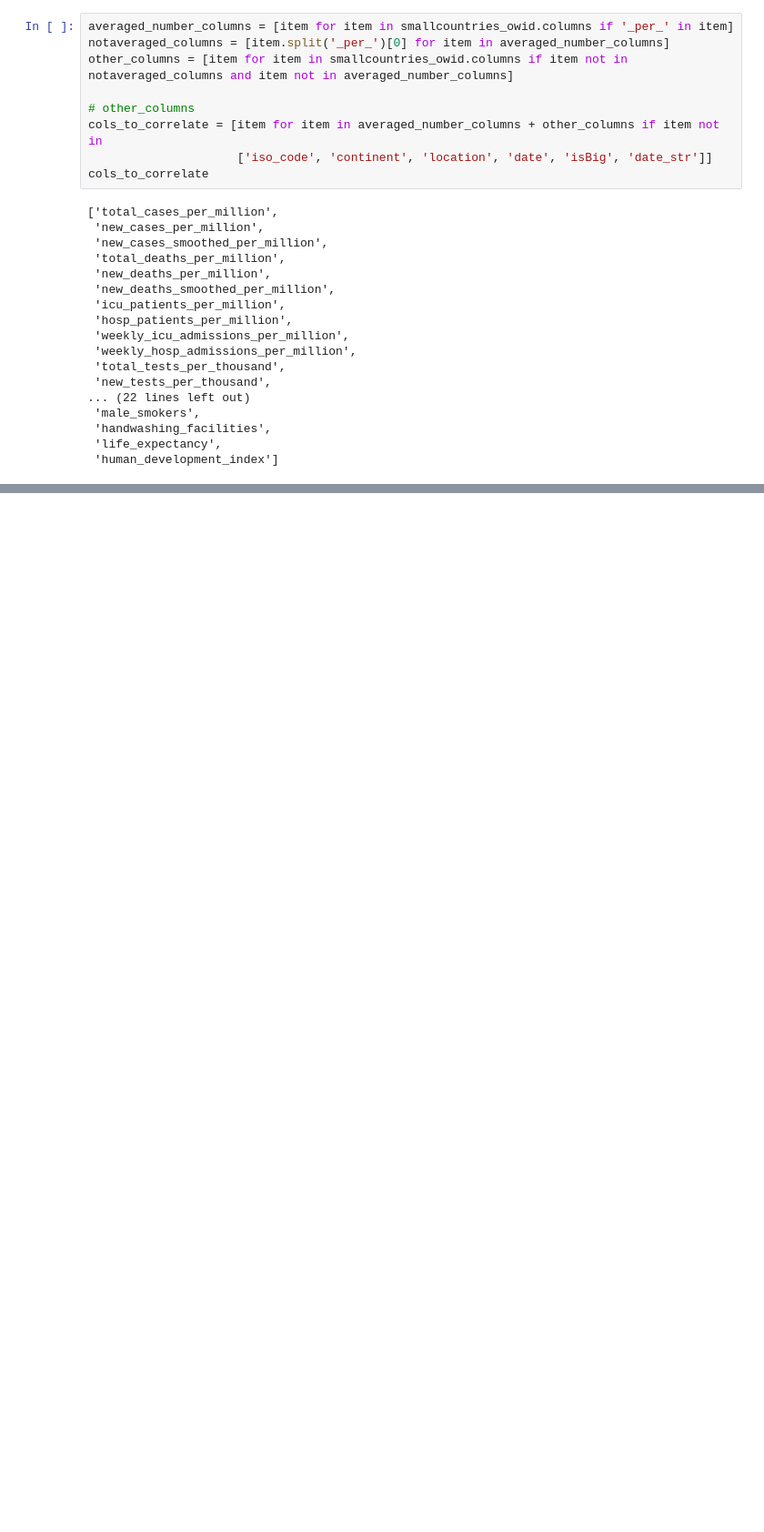
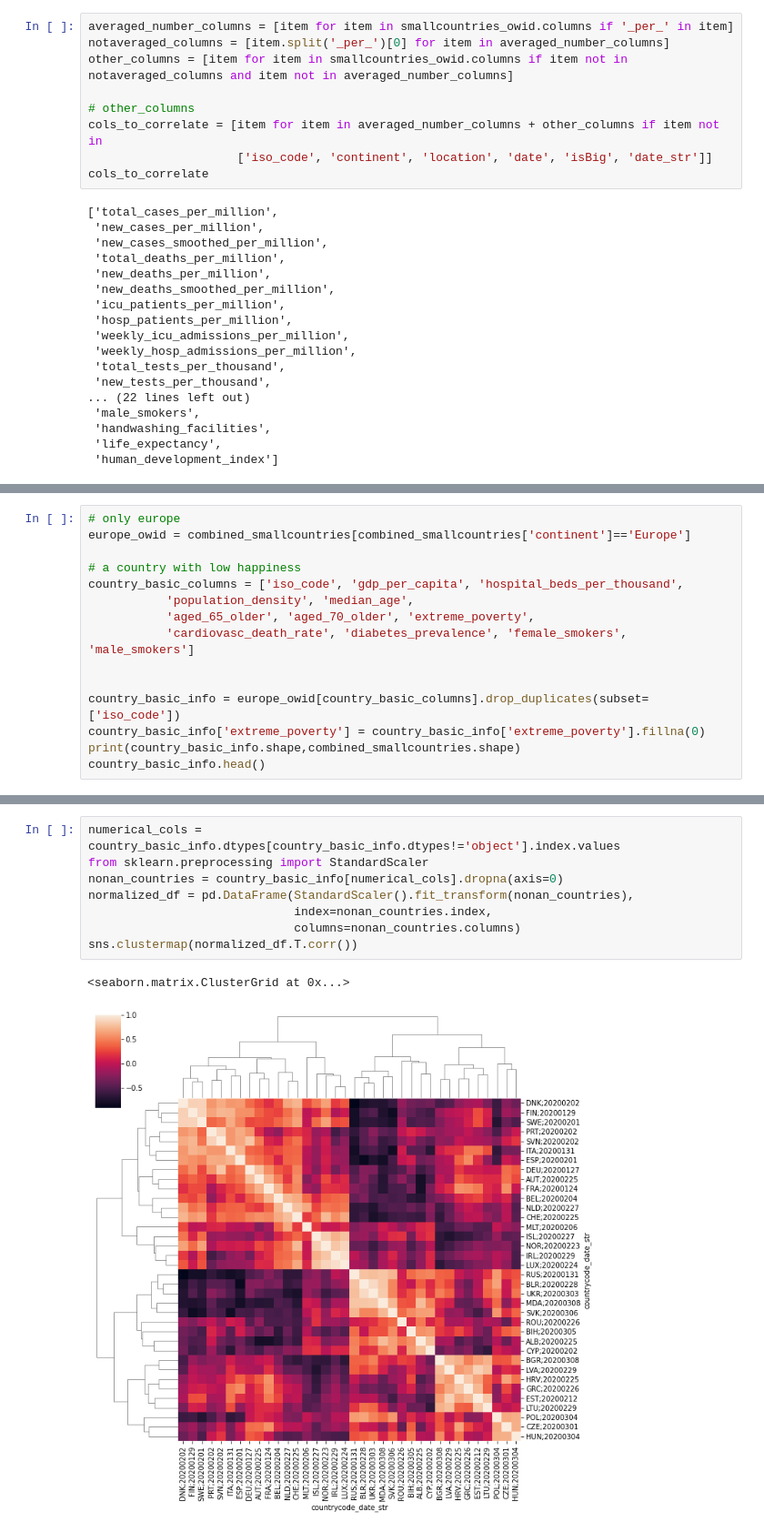
Before and after one commit to shuang1330/aiHackCovid, a Jupyter notebook: notebooks/data_cleaning.ipynb, the cells around one changed output, grey strips where cells are left out. Shown: that part at 91% size. Cells and saved outputs as stored; diff of their text form; blank space fills up the shorter version.

Commit message:
country_selection

```diff
--- a/notebooks/data_cleaning.ipynb
+++ b/notebooks/data_cleaning.ipynb
@@ -139,0 +108,15 @@ sns.pairplot(combined_smallcountries[cols_to_correlate])
+# %%
+# only europe
+europe_owid = combined_smallcountries[combined_smallcountries['continent']=='Europe']
+
+# a country with low happiness
+country_basic_columns = ['iso_code', 'gdp_per_capita', 'hospital_beds_per_thousand',
+           'population_density', 'median_age',
+           'aged_65_older', 'aged_70_older', 'extreme_poverty',
+           'cardiovasc_death_rate', 'diabetes_prevalence', 'female_smokers', 'male_smokers']
+
+
+country_basic_info = europe_owid[country_basic_columns].drop_duplicates(subset=['iso_code'])
+country_basic_info['extreme_poverty'] = country_basic_info['extreme_poverty'].fillna(0)
+print(country_basic_info.shape,combined_smallcountries.shape)
+country_basic_info.head()
@@ -139,0 +132,11 @@ sns.pairplot(combined_smallcountries[cols_to_correlate])
+# %%
+numerical_cols = country_basic_info.dtypes[country_basic_info.dtypes!='object'].index.values
+from sklearn.preprocessing import StandardScaler
+nonan_countries = country_basic_info[numerical_cols].dropna(axis=0)
+normalized_df = pd.DataFrame(StandardScaler().fit_transform(nonan_countries),
+                             index=nonan_countries.index,
+                             columns=nonan_countries.columns)
+sns.clustermap(normalized_df.T.corr())
+# %% [output]
+<seaborn.matrix.ClusterGrid at 0x...>
+[figure, added]
```
Also changed, not shown: parts of 9 cells of this notebook, 1 other file.
